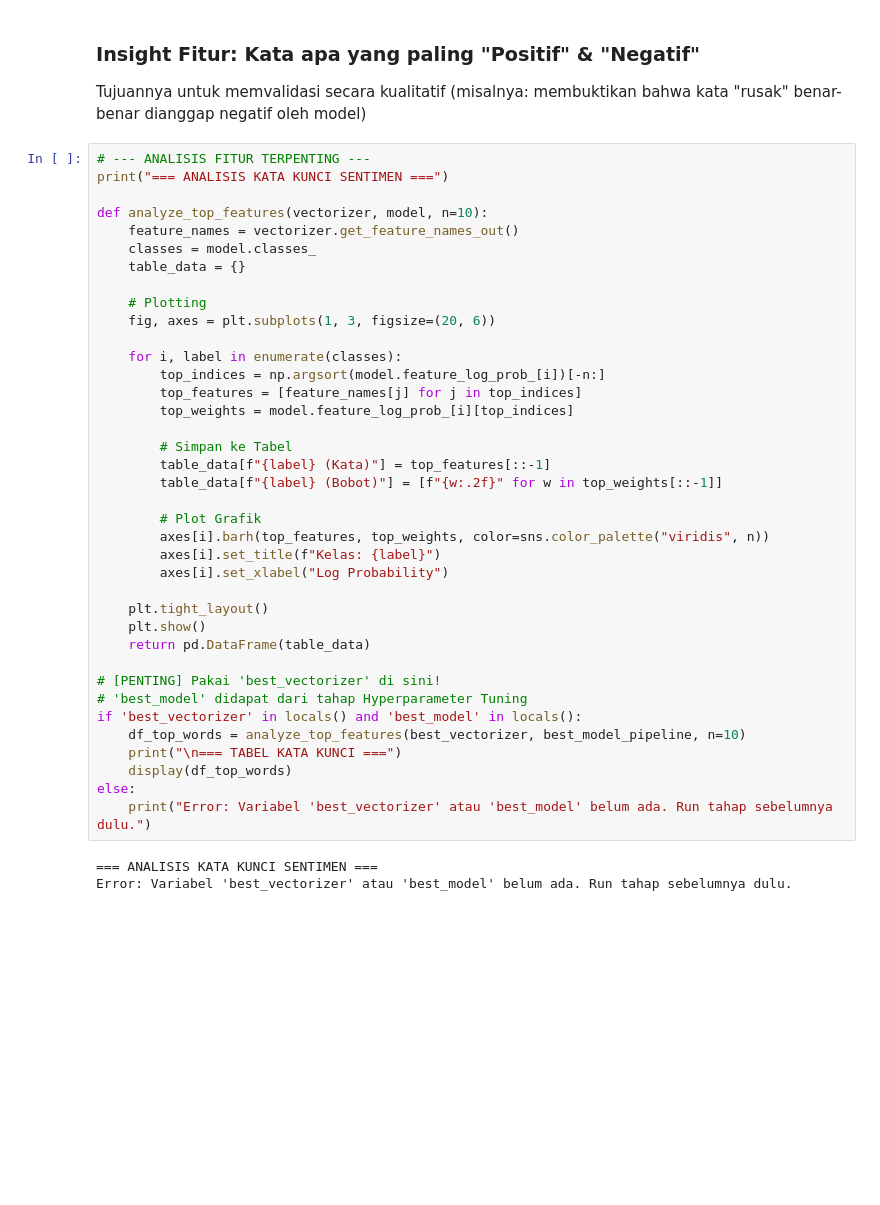
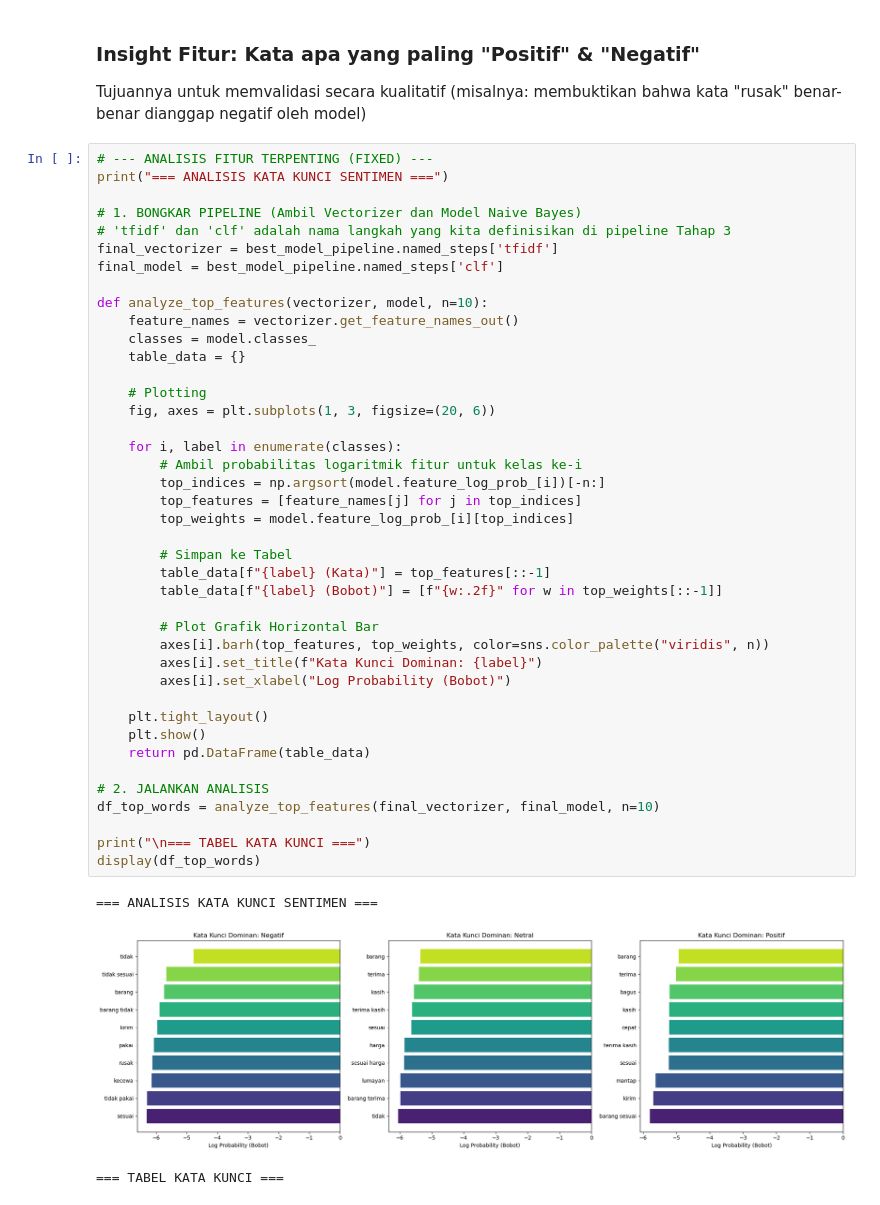
Before and after one commit to erlangga-g/NB_AnalisiSentimen, a Jupyter notebook: NB_SentimentAnalysis_Skripsi.ipynb, the cells around one changed output. Drawn from its saved outputs; the diff is of its cells as text; blank space fills up the shorter version.

```diff
--- a/NB_SentimentAnalysis_Skripsi.ipynb
+++ b/NB_SentimentAnalysis_Skripsi.ipynb
@@ -1309,43 +1309,47 @@ plt.show()
 **<h3>Insight Fitur: Kata apa yang paling "Positif" & "Negatif"</h3>**
 Tujuannya untuk memvalidasi secara kualitatif (misalnya: membuktikan bahwa kata "rusak" benar-benar dianggap negatif oleh model)
 # %%
-# --- ANALISIS FITUR TERPENTING ---
+# --- ANALISIS FITUR TERPENTING (FIXED) ---
 print("=== ANALISIS KATA KUNCI SENTIMEN ===")
+
+# 1. BONGKAR PIPELINE (Ambil Vectorizer dan Model Naive Bayes)
+# 'tfidf' dan 'clf' adalah nama langkah yang kita definisikan di pipeline Tahap 3
+final_vectorizer = best_model_pipeline.named_steps['tfidf']
+final_model = best_model_pipeline.named_steps['clf']
 
 def analyze_top_features(vectorizer, model, n=10):
     feature_names = vectorizer.get_feature_names_out()
     classes = model.classes_
     table_data = {}
 
     # Plotting
     fig, axes = plt.subplots(1, 3, figsize=(20, 6))
 
     for i, label in enumerate(classes):
+        # Ambil probabilitas logaritmik fitur untuk kelas ke-i
         top_indices = np.argsort(model.feature_log_prob_[i])[-n:]
         top_features = [feature_names[j] for j in top_indices]
         top_weights = model.feature_log_prob_[i][top_indices]
 
         # Simpan ke Tabel
         table_data[f"{label} (Kata)"] = top_features[::-1]
         table_data[f"{label} (Bobot)"] = [f"{w:.2f}" for w in top_weights[::-1]]
 
-        # Plot Grafik
+        # Plot Grafik Horizontal Bar
         axes[i].barh(top_features, top_weights, color=sns.color_palette("viridis", n))
-        axes[i].set_title(f"Kelas: {label}")
-        axes[i].set_xlabel("Log Probability")
+        axes[i].set_title(f"Kata Kunci Dominan: {label}")
+        axes[i].set_xlabel("Log Probability (Bobot)")
 
     plt.tight_layout()
     plt.show()
     return pd.DataFrame(table_data)
 
-# [PENTING] Pakai 'best_vectorizer' di sini!
-# 'best_model' didapat dari tahap Hyperparameter Tuning
-if 'best_vectorizer' in locals() and 'best_model' in locals():
-    df_top_words = analyze_top_features(best_vectorizer, best_model_pipeline, n=10)
-    print("\n=== TABEL KATA KUNCI ===")
-    display(df_top_words)
-else:
-    print("Error: Variabel 'best_vectorizer' atau 'best_model' belum ada. Run tahap sebelumnya dulu.")
+# 2. JALANKAN ANALISIS
+df_top_words = analyze_top_features(final_vectorizer, final_model, n=10)
+
+print("\n=== TABEL KATA KUNCI ===")
+display(df_top_words)
 # %% [output]
 === ANALISIS KATA KUNCI SENTIMEN ===
-Error: Variabel 'best_vectorizer' atau 'best_model' belum ada. Run tahap sebelumnya dulu.
+[figure, added]
+=== TABEL KATA KUNCI ===
```
Also changed, not shown: parts of 1 cell of this notebook.
